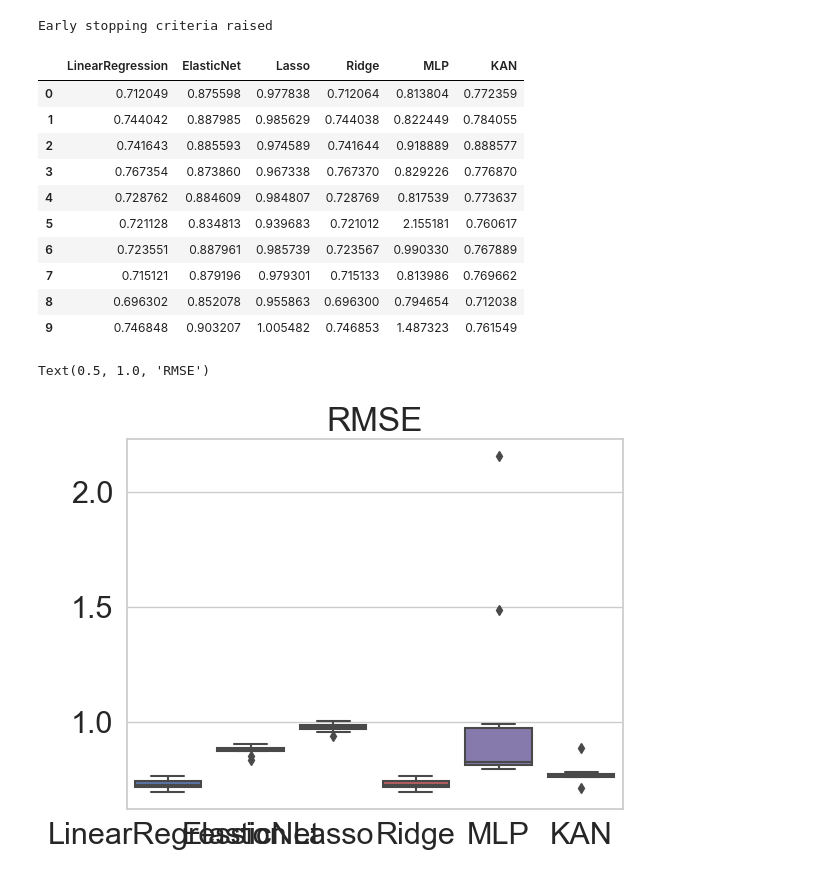
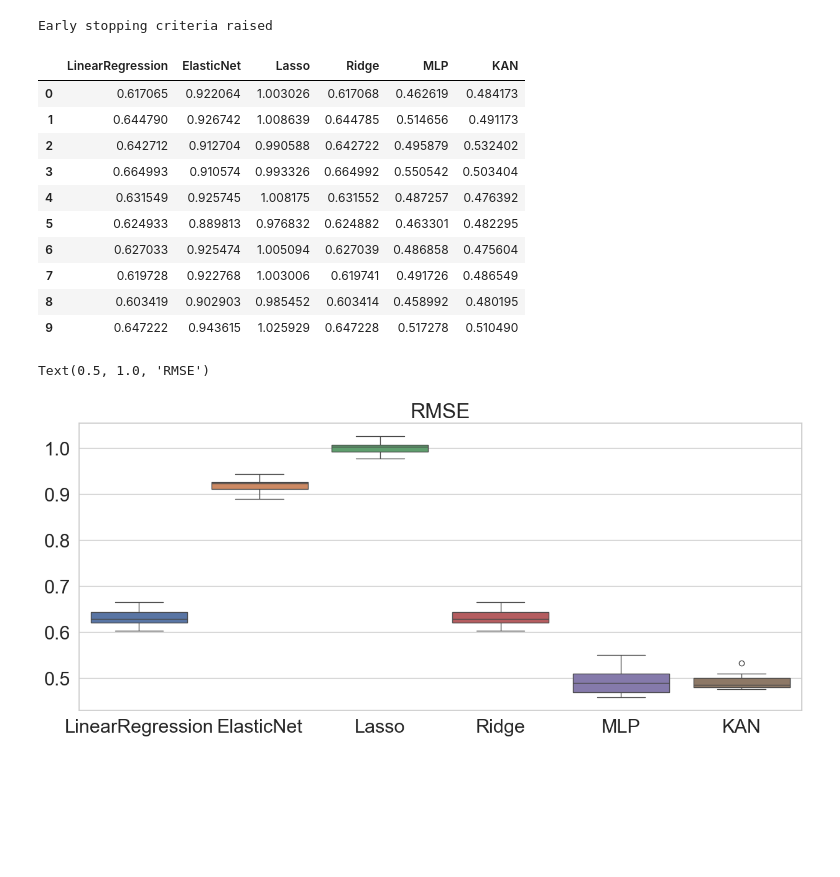
Before and after one commit to Gavr101/KAN_es, a Jupyter notebook: Housing_tasks/california-housing-dataset.ipynb, the cells around one changed output. Drawn from its saved outputs; the diff is of its cells as text; code cells hidden in the pictures; blank space fills up the shorter version.

Commit message:
1. Ввел все аргументы в KANRegressor 2. Сделал остановку по валидационному набору. 3. Сделал нормировку в housing task (pipeline, y_scaled) 4. Дорабол pairplot.

```diff
--- a/Housing_tasks/california-housing-dataset.ipynb
+++ b/Housing_tasks/california-housing-dataset.ipynb
@@ -207,0 +129,5 @@ array([ 8.30140000e+00,  2.10000000e+01,  6.23813708e+00,  9.71880492e-01,
+# %%
+scaler_y = StandardScaler()
+y_scaled = scaler_y.fit_transform(california.target.reshape([-1,1])).ravel()
+print(f'{min(y_scaled)=}\n{max(y_scaled)=}\n{np.mean(y_scaled)=}\n{np.median(y_scaled)=}\n{np.std(y_scaled)=}')
+y_scaled
@@ -260,18 +205,19 @@ scatter_prediction(kan, california.data, california.target)
 # %%
 #choosing the best model
-from sklearn.linear_model import ElasticNet, Lasso, Ridge
+from sklearn.linear_model import LinearRegression, ElasticNet, Lasso, Ridge
 from sklearn.neural_network import MLPRegressor
 from sklearn.metrics import root_mean_squared_error, mean_absolute_error, r2_score, make_scorer
-
+from sklearn.preprocessing import StandardScaler
+from sklearn.pipeline import Pipeline
 
 
 estimators = {
-    'LinearRegression': linear_regression,
+    'LinearRegression': LinearRegression(),
     'ElasticNet': ElasticNet(),
     'Lasso': Lasso(),
     'Ridge': Ridge(),
-    'MLP': MLPRegressor(hidden_layer_sizes=[16,]),
-    'KAN': KANRegressor(hidden_layer_sizes=[1,])}
+    'MLP': MLPRegressor(hidden_layer_sizes=[16,]), # 168 params = in_size*(hid_neuron+1) + hid_neuron*(out_size+1) = 8*17+16*2
+    'KAN': KANRegressor(hidden_layer_sizes=[3,])} # 162 params = (in_size*hid_neuron + hid_neuron*out_size) * (grid + k - 1 - base_f(=1)) = (8*3+3*1)*(3+3)
 
 scoring = {'rmse': make_scorer(root_mean_squared_error),
            'mae': make_scorer(mean_absolute_error),
@@ -283,8 +229,13 @@ from sklearn.model_selection import KFold, cross_validate
 
 for estimator_name, estimator_object in estimators.items():
     kfold = KFold(n_splits=10, random_state=11, shuffle=True)
-    scores = cross_validate(estimator=estimator_object,
-                             X=california.data, y=california.target, cv=kfold,
+
+    pipeline = Pipeline([
+        ('scale', StandardScaler()),
+        ('estimator', estimator_object)
+    ])
+    scores = cross_validate(estimator=pipeline,
+                             X=california.data, y=y_scaled, cv=kfold,
                              scoring=scoring)
 
     dict_scores[estimator_name] = scores
@@ -335,23 +286,23 @@ df_r2 = get_df_metr(dict_scores, 'test_r2')
 df_rmse
 # %% [output]
 |  | LinearRegression | ElasticNet | Lasso | Ridge | MLP | KAN |
-| 0 | 0.712049 | 0.875598 | 0.977838 | 0.712064 | 0.813804 | 0.772359 |
-| 1 | 0.744042 | 0.887985 | 0.985629 | 0.744038 | 0.822449 | 0.784055 |
-| 2 | 0.741643 | 0.885593 | 0.974589 | 0.741644 | 0.918889 | 0.888577 |
-| 3 | 0.767354 | 0.873860 | 0.967338 | 0.767370 | 0.829226 | 0.776870 |
-| 4 | 0.728762 | 0.884609 | 0.984807 | 0.728769 | 0.817539 | 0.773637 |
-| 5 | 0.721128 | 0.834813 | 0.939683 | 0.721012 | 2.155181 | 0.760617 |
-| 6 | 0.723551 | 0.887961 | 0.985739 | 0.723567 | 0.990330 | 0.767889 |
-| 7 | 0.715121 | 0.879196 | 0.979301 | 0.715133 | 0.813986 | 0.769662 |
-| 8 | 0.696302 | 0.852078 | 0.955863 | 0.696300 | 0.794654 | 0.712038 |
-| 9 | 0.746848 | 0.903207 | 1.005482 | 0.746853 | 1.487323 | 0.761549 |
+| 0 | 0.617065 | 0.922064 | 1.003026 | 0.617068 | 0.462619 | 0.484173 |
+| 1 | 0.644790 | 0.926742 | 1.008639 | 0.644785 | 0.514656 | 0.491173 |
+| 2 | 0.642712 | 0.912704 | 0.990588 | 0.642722 | 0.495879 | 0.532402 |
+| 3 | 0.664993 | 0.910574 | 0.993326 | 0.664992 | 0.550542 | 0.503404 |
+| 4 | 0.631549 | 0.925745 | 1.008175 | 0.631552 | 0.487257 | 0.476392 |
+| 5 | 0.624933 | 0.889813 | 0.976832 | 0.624882 | 0.463301 | 0.482295 |
+| 6 | 0.627033 | 0.925474 | 1.005094 | 0.627039 | 0.486858 | 0.475604 |
+| 7 | 0.619728 | 0.922768 | 1.003006 | 0.619741 | 0.491726 | 0.486549 |
+| 8 | 0.603419 | 0.902903 | 0.985452 | 0.603414 | 0.458992 | 0.480195 |
+| 9 | 0.647222 | 0.943615 | 1.025929 | 0.647228 | 0.517278 | 0.510490 |
 # %%
 import seaborn as sns
 
-
-sns.boxplot(df_rmse)
+fig, ax = plt.subplots(figsize=(15, 6))
+sns.boxplot(df_rmse, ax=ax)
 plt.title('RMSE')
 # %% [output]
 Text(0.5, 1.0, 'RMSE')
-[figure, old version]
+[figure, new version]
 # %%
```
Also changed, not shown: parts of 24 cells of this notebook, 4 other files.
